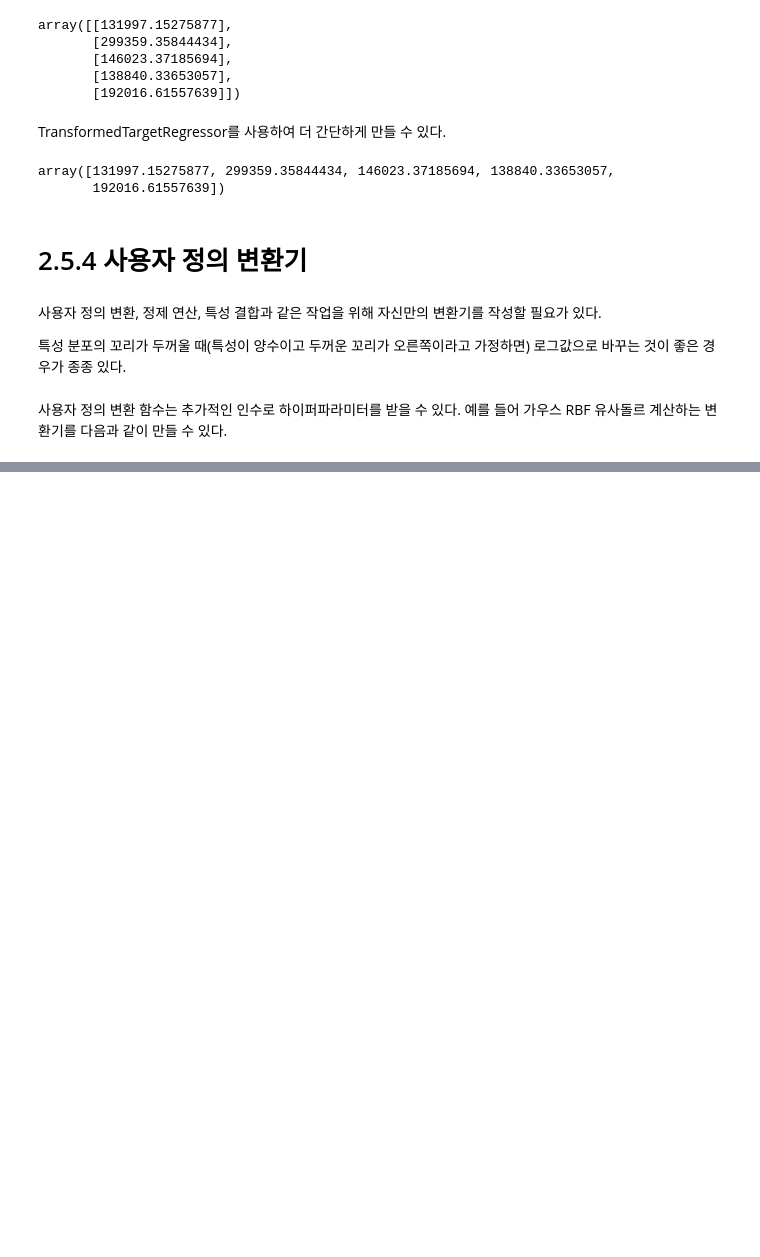
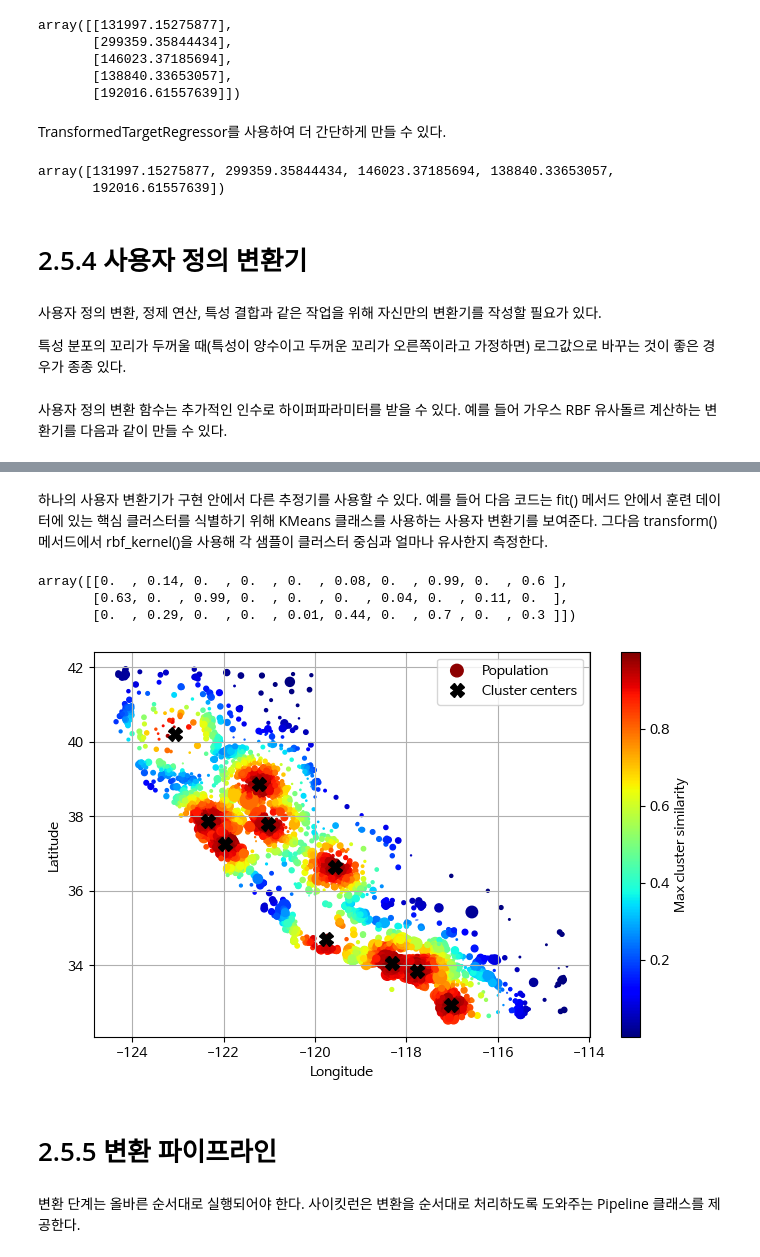
Before and after one commit to sheepjun96/Hands_On-Maching-Learning, a Jupyter notebook: 2장_머신러닝_프로젝트_처음부터_끝까지.ipynb, the cells around one changed output, grey strips where cells are left out. Cells and saved outputs as stored; diff of their text form; code cells hidden in the pictures; blank space fills up the shorter version.

```diff
--- a/2장_머신러닝_프로젝트_처음부터_끝까지.ipynb
+++ b/2장_머신러닝_프로젝트_처음부터_끝까지.ipynb
@@ -579,0 +623,55 @@ age_simil_35 = rbf_transformer.transform(housing[["housing_median_age"]])
+# %% [markdown]
+하나의 사용자 변환기가 구현 안에서 다른 추정기를 사용할 수 있다. 예를 들어 다음 코드는 fit() 메서드 안에서 훈련 데이터에 있는 핵심 클러스터를 식별하기 위해 KMeans 클래스를 사용하는 사용자 변환기를 보여준다. 그다음 transform() 메서드에서 rbf_kernel()을 사용해 각 샘플이 클러스터 중심과 얼마나 유사한지 측정한다.
+# %%
+from sklearn.cluster import KMeans
+
+class ClusterSimilarity(BaseEstimator, TransformerMixin):
+    def __init__(self, n_clusters=10, gamma=1.0, random_state=None):
+        self.n_clusters = n_clusters                                            # 찾으려는 클러스터 개수
+        self.gamma = gamma
+        self.random_state = random_state                                        # 결과를 동일하게 재현하기 위해
+
+    def fit(self, X, y=None, sample_weight=None):
+        self.kmeans_ = KMeans(self.n_clusters, random_state=self.random_state)
+        self.kmeans_.fit(X, sample_weight=sample_weight)
+        return self                                                             # 항상 self를 반환한다.
+
+    def transform(self, X):
+        return rbf_kernel(X, self.kmeans_.cluster_centers_, gamma=self.gamma)
+
+    def get_feature_names_out(self, names=None):
+        return [f"클러스터 {i} 유사도" for i in range(self.n_clusters)]
+# %%
+cluster_simil = ClusterSimilarity(n_clusters=10, gamma=1., random_state=42)
+similarities = cluster_simil.fit_transform(housing[["latitude", "longitude"]],
+                                           sample_weight=housing_labels)
+# %%
+similarities[:3].round(2)
+# %% [output]
+array([[0.  , 0.14, 0.  , 0.  , 0.  , 0.08, 0.  , 0.99, 0.  , 0.6 ],
+       [0.63, 0.  , 0.99, 0.  , 0.  , 0.  , 0.04, 0.  , 0.11, 0.  ],
+       [0.  , 0.29, 0.  , 0.  , 0.01, 0.44, 0.  , 0.7 , 0.  , 0.3 ]])
+# %%
+housing_renamed = housing.rename(columns={
+    "latitude": "Latitude", "longitude": "Longitude",
+    "population": "Population",
+    "median_house_value": "Median house value (ᴜsᴅ)"})
+housing_renamed["Max cluster similarity"] = similarities.max(axis=1)
+
+housing_renamed.plot(kind="scatter", x="Longitude", y="Latitude", grid=True,
+                     s=housing_renamed["Population"] / 100, label="Population",
+                     c="Max cluster similarity",
+                     cmap="jet", colorbar=True,
+                     legend=True, sharex=False, figsize=(8, 5))
+plt.plot(cluster_simil.kmeans_.cluster_centers_[:, 1],
+         cluster_simil.kmeans_.cluster_centers_[:, 0],
+         linestyle="", color="black", marker="X", markersize=10,
+         label="Cluster centers")
+plt.legend(loc="upper right")
+plt.show()
+# %% [output]
+[figure, added]
+# %% [markdown]
+# 2.5.5 변환 파이프라인
+# %% [markdown]
+변환 단계는 올바른 순서대로 실행되어야 한다. 사이킷런은 변환을 순서대로 처리하도록 도와주는 Pipeline 클래스를 제공한다.
```
Also changed, not shown: parts of 7 cells of this notebook.
